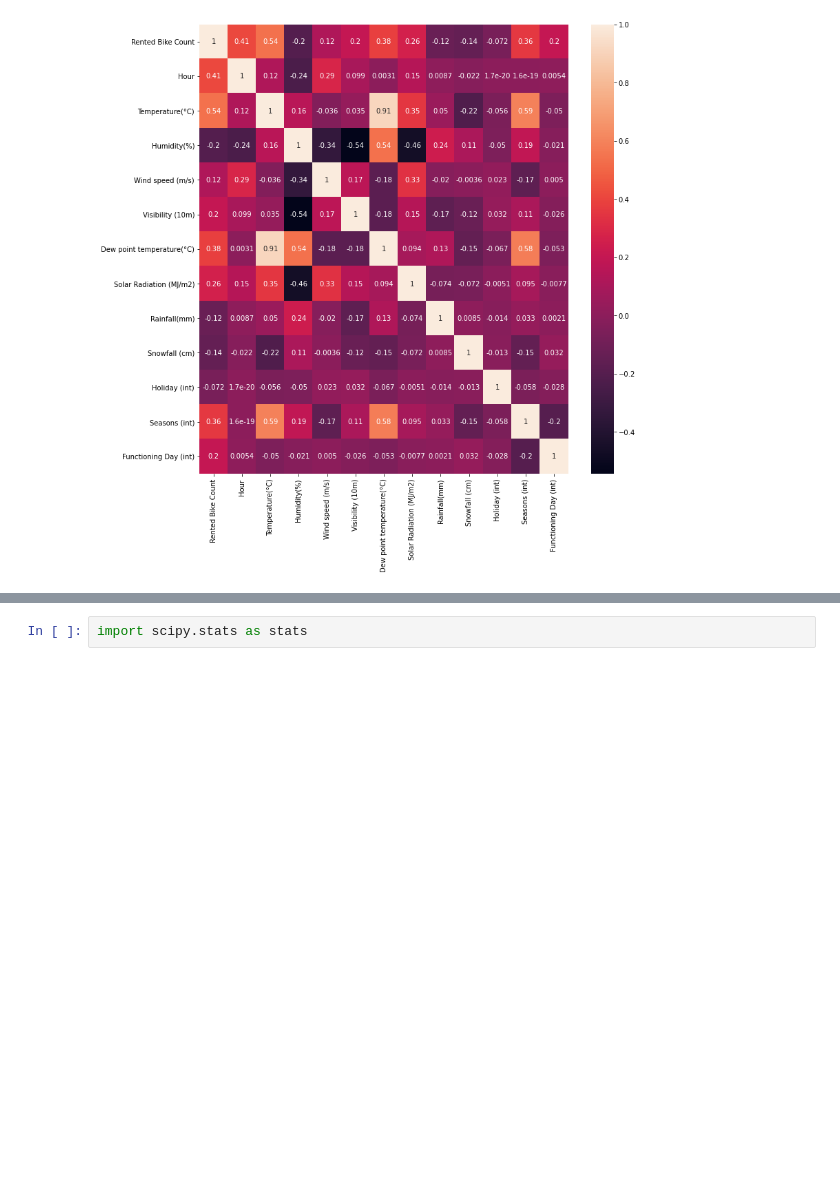
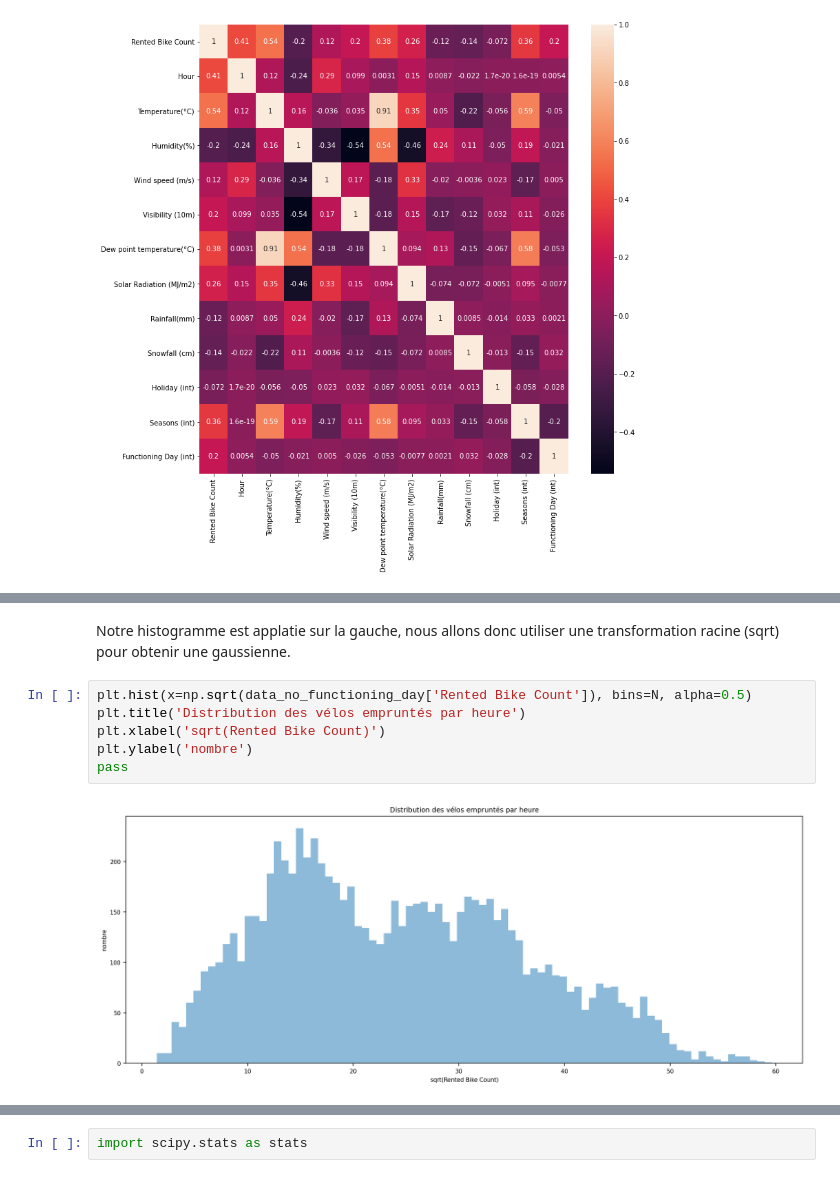
Before and after one commit to Raiyol/python-project, a Jupyter notebook: main.ipynb, the cells around one changed output, grey strips where cells are left out. Saved outputs shown, nothing was run; the diff lists cells and outputs as text; blank space fills up the shorter version.

```diff
--- a/main.ipynb
+++ b/main.ipynb
@@ -48,0 +149,10 @@ plt.show()
+# %% [markdown]
+Notre histogramme est applatie sur la gauche, nous allons donc utiliser une transformation racine (sqrt) pour obtenir une gaussienne.
+# %%
+plt.hist(x=np.sqrt(data_no_functioning_day['Rented Bike Count']), bins=N, alpha=0.5)
+plt.title('Distribution des vélos empruntés par heure')
+plt.xlabel('sqrt(Rented Bike Count)')
+plt.ylabel('nombre')
+pass
+# %% [output]
+[figure, added]
```
Also changed, not shown: parts of 34 cells of this notebook.
